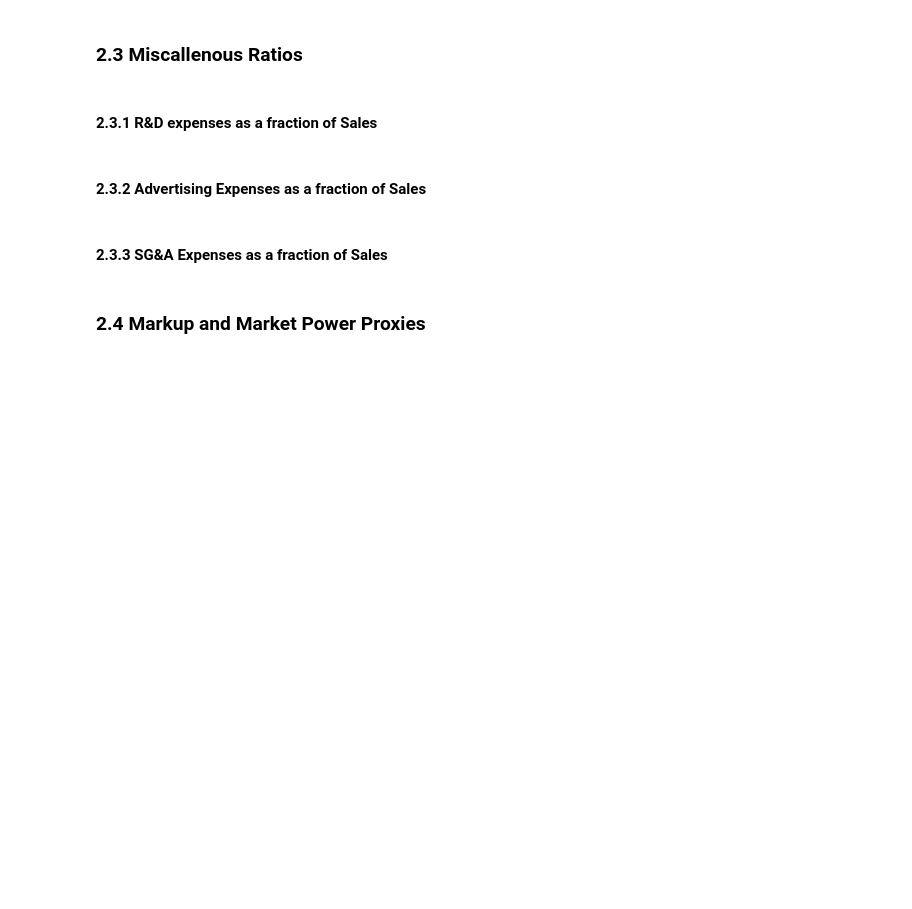
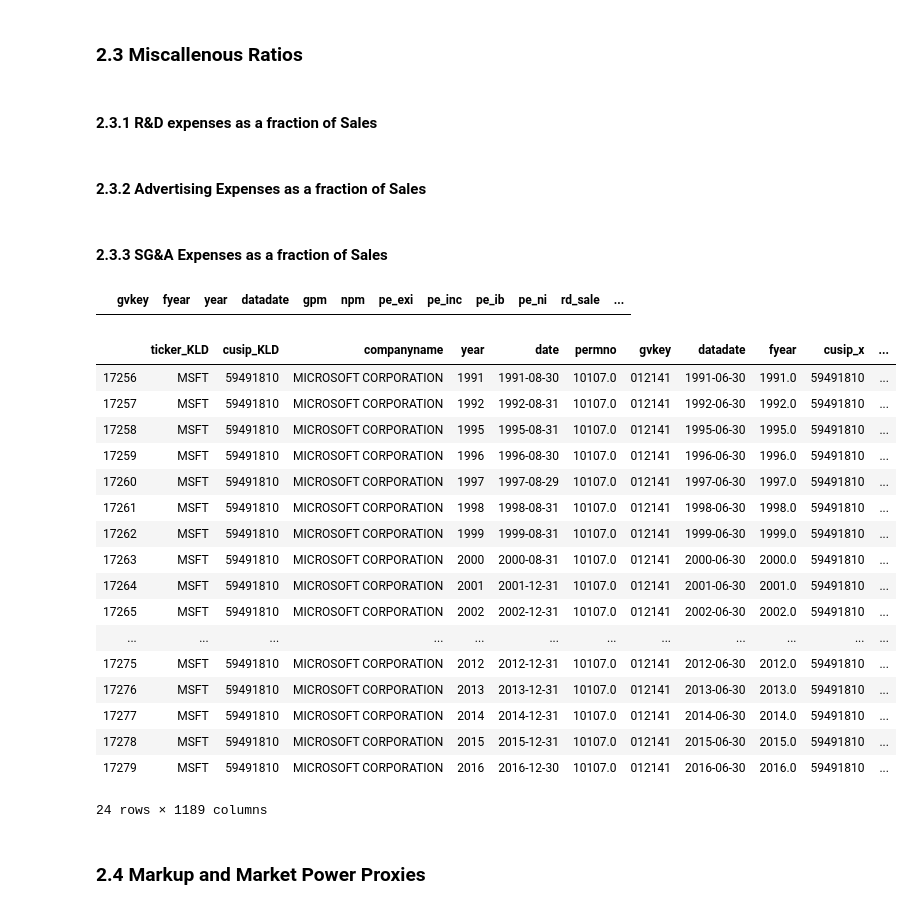
Before and after one commit to pakshingho/ESG, a Jupyter notebook: KLD_Compustat.ipynb, the cells around one changed output. Saved outputs shown, nothing was run; the diff lists cells and outputs as text; code cells hidden in the pictures; blank space fills up the shorter version.

```diff
--- a/KLD_Compustat.ipynb
+++ b/KLD_Compustat.ipynb
@@ -899,5 +879,30 @@ data['adv_sale'] = (data['xad']+0) / data['sale']
 data['xsga_sale'] = (data['xsga']+0) / data['sale']
 # %%
 Comp_col_list.extend(['rd_sale', 'adv_sale', 'xsga_sale'])
+# %%
+data[data['gvkey']=='12141'][['gvkey', 'fyear', 'year', 'datadate', 'gpm', 'npm', 'pe_exi', 'pe_inc', 'pe_ib', 'pe_ni', 'rd_sale', 'adv_sale', 'xsga_sale']]
+# %% [output]
+|  | gvkey | fyear | year | datadate | gpm | npm | pe_exi | pe_inc | pe_ib | pe_ni | rd_sale | ... |
+# %%
+data[data['gvkey']=='012141']
+# %% [output]
+|  | ticker_KLD | cusip_KLD | companyname | year | date | permno | gvkey | datadate | fyear | cusip_x | ... |
+| 17256 | MSFT | 59491810 | MICROSOFT CORPORATION | 1991 | 1991-08-30 | 10107.0 | 012141 | 1991-06-30 | 1991.0 | 59491810 | ... |
+| 17257 | MSFT | 59491810 | MICROSOFT CORPORATION | 1992 | 1992-08-31 | 10107.0 | 012141 | 1992-06-30 | 1992.0 | 59491810 | ... |
+| 17258 | MSFT | 59491810 | MICROSOFT CORPORATION | 1995 | 1995-08-31 | 10107.0 | 012141 | 1995-06-30 | 1995.0 | 59491810 | ... |
+| 17259 | MSFT | 59491810 | MICROSOFT CORPORATION | 1996 | 1996-08-30 | 10107.0 | 012141 | 1996-06-30 | 1996.0 | 59491810 | ... |
+| 17260 | MSFT | 59491810 | MICROSOFT CORPORATION | 1997 | 1997-08-29 | 10107.0 | 012141 | 1997-06-30 | 1997.0 | 59491810 | ... |
+| 17261 | MSFT | 59491810 | MICROSOFT CORPORATION | 1998 | 1998-08-31 | 10107.0 | 012141 | 1998-06-30 | 1998.0 | 59491810 | ... |
+| 17262 | MSFT | 59491810 | MICROSOFT CORPORATION | 1999 | 1999-08-31 | 10107.0 | 012141 | 1999-06-30 | 1999.0 | 59491810 | ... |
+| 17263 | MSFT | 59491810 | MICROSOFT CORPORATION | 2000 | 2000-08-31 | 10107.0 | 012141 | 2000-06-30 | 2000.0 | 59491810 | ... |
+| 17264 | MSFT | 59491810 | MICROSOFT CORPORATION | 2001 | 2001-12-31 | 10107.0 | 012141 | 2001-06-30 | 2001.0 | 59491810 | ... |
+| 17265 | MSFT | 59491810 | MICROSOFT CORPORATION | 2002 | 2002-12-31 | 10107.0 | 012141 | 2002-06-30 | 2002.0 | 59491810 | ... |
+| ... | ... | ... | ... | ... | ... | ... | ... | ... | ... | ... | ... |
+| 17275 | MSFT | 59491810 | MICROSOFT CORPORATION | 2012 | 2012-12-31 | 10107.0 | 012141 | 2012-06-30 | 2012.0 | 59491810 | ... |
+| 17276 | MSFT | 59491810 | MICROSOFT CORPORATION | 2013 | 2013-12-31 | 10107.0 | 012141 | 2013-06-30 | 2013.0 | 59491810 | ... |
+| 17277 | MSFT | 59491810 | MICROSOFT CORPORATION | 2014 | 2014-12-31 | 10107.0 | 012141 | 2014-06-30 | 2014.0 | 59491810 | ... |
+| 17278 | MSFT | 59491810 | MICROSOFT CORPORATION | 2015 | 2015-12-31 | 10107.0 | 012141 | 2015-06-30 | 2015.0 | 59491810 | ... |
+| 17279 | MSFT | 59491810 | MICROSOFT CORPORATION | 2016 | 2016-12-30 | 10107.0 | 012141 | 2016-06-30 | 2016.0 | 59491810 | ... |
+24 rows × 1189 columns
 # %% [markdown]
 ### 2.4 Markup and Market Power Proxies
```
Also changed, not shown: parts of 11 cells of this notebook.
